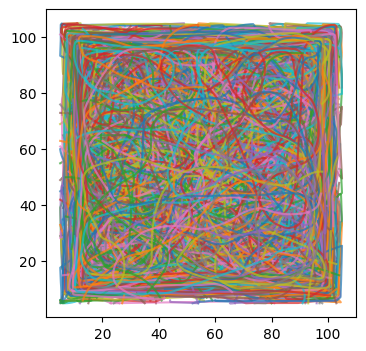
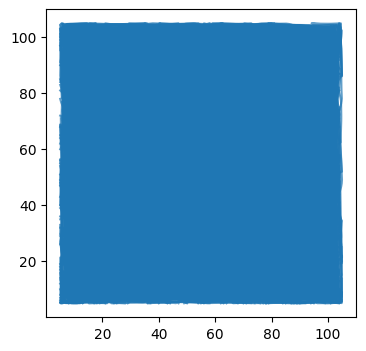
The notebook cell's code change between the first figure and the second:
--- before
+++ after
@@ -2,3 +2,3 @@
 plt.figure(figsize=(4, 4))
 for i in range(traj['coords'].shape[0]):
-    plt.plot(traj['coords'][i, :, 0], traj['coords'][i, :, 1], alpha=0.7)
+    plt.plot(traj['coords'][i, :, 0], traj['coords'][i, :, 1], alpha=0.7, color='C0')

Commit: resimulate the square room